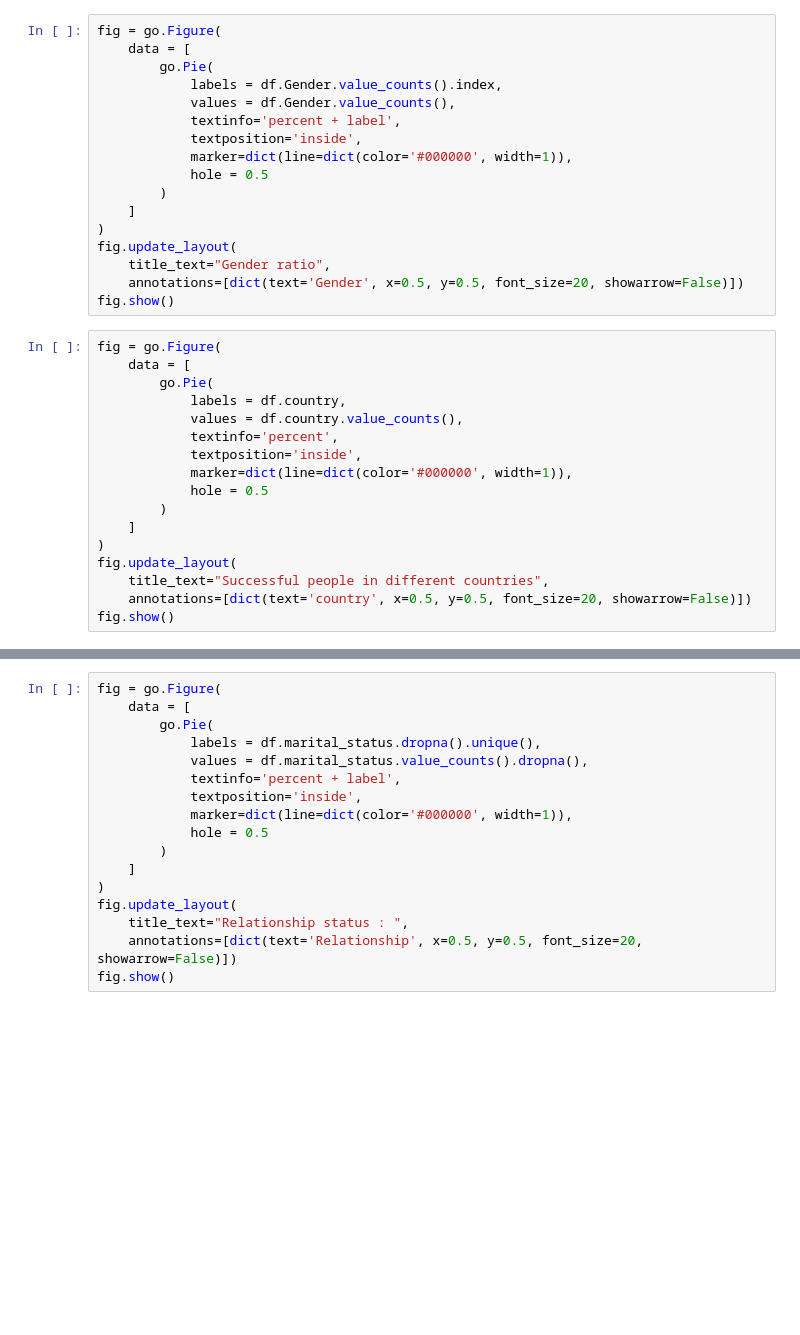
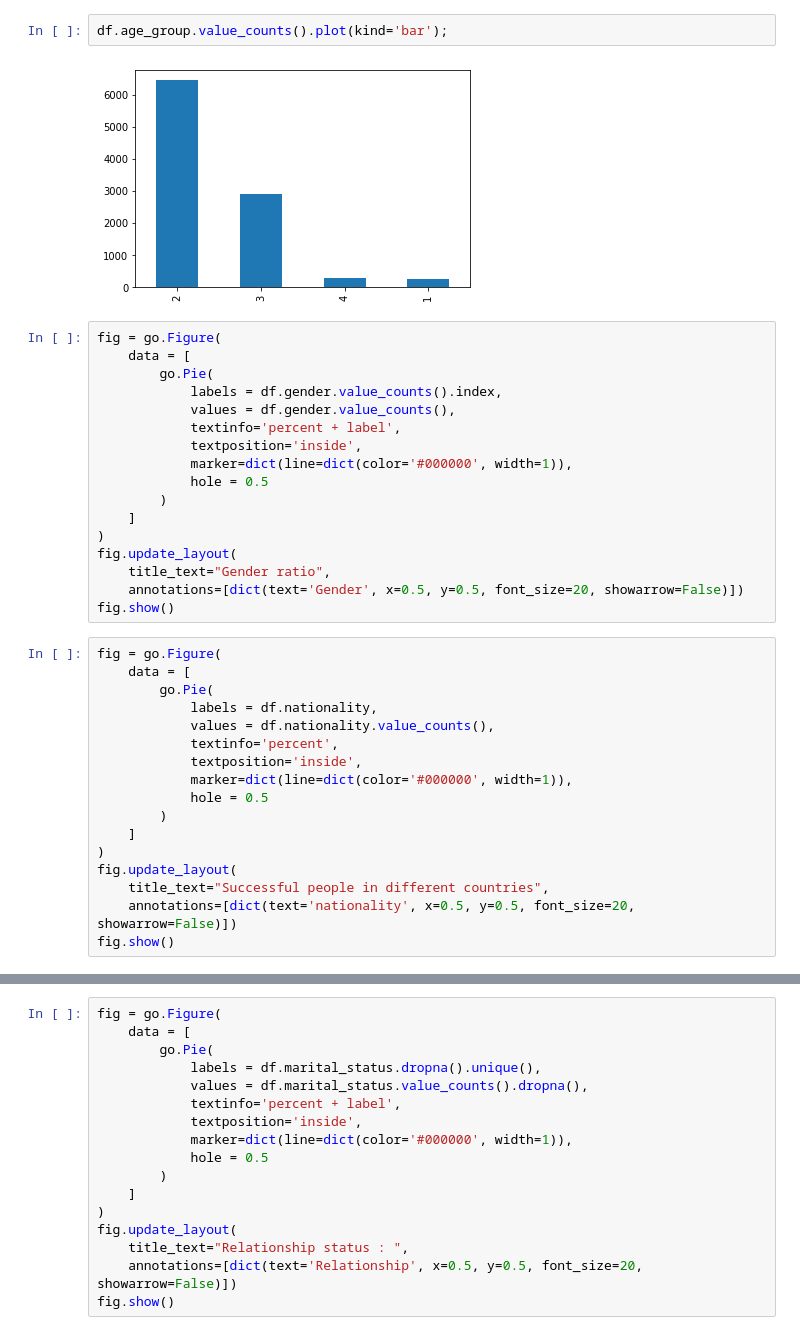
Before and after one commit to soumyadipghorai/Predictos, a Jupyter notebook: notebooks/EDA.ipynb, the cells around one changed output, grey strips where cells are left out. Cells and saved outputs as stored; diff of their text form; blank space fills up the shorter version.

```diff
--- a/notebooks/EDA.ipynb
+++ b/notebooks/EDA.ipynb
@@ -21,9 +75,13 @@ px.box(df, df.age);
+# %%
+df.age_group.value_counts().plot(kind='bar');
+# %% [output]
+[figure, added]
 # %%
 fig = go.Figure(
     data = [
         go.Pie(
-            labels = df.Gender.value_counts().index,
-            values = df.Gender.value_counts(),
+            labels = df.gender.value_counts().index,
+            values = df.gender.value_counts(),
             textinfo='percent + label',
             textposition='inside',
             marker=dict(line=dict(color='#000000', width=1)),
@@ -39,8 +97,8 @@ fig.show()
 fig = go.Figure(
     data = [
         go.Pie(
-            labels = df.country,
-            values = df.country.value_counts(),
+            labels = df.nationality,
+            values = df.nationality.value_counts(),
             textinfo='percent',
             textposition='inside',
             marker=dict(line=dict(color='#000000', width=1)),
@@ -50,6 +108,6 @@ fig = go.Figure(
 )
 fig.update_layout(
     title_text="Successful people in different countries",
-    annotations=[dict(text='country', x=0.5, y=0.5, font_size=20, showarrow=False)])
+    annotations=[dict(text='nationality', x=0.5, y=0.5, font_size=20, showarrow=False)])
 fig.show()
 # %%
```
Also changed, not shown: parts of 13 cells of this notebook, 2 other files.
